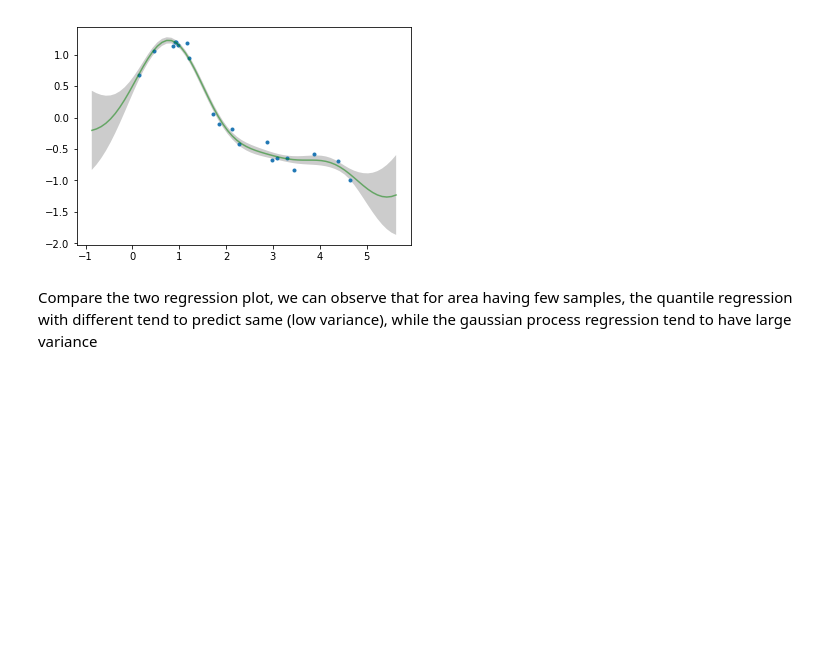
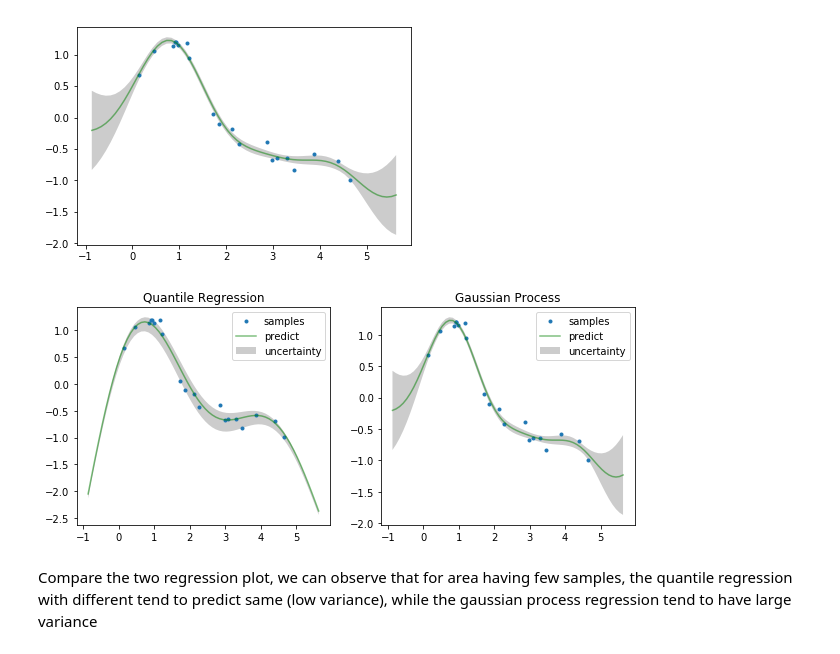
Before and after one commit to chengsoonong/eheye, a Jupyter notebook: QuantUCB/GP-UCB&Quant-UCB_ExpThree.ipynb, the cells around one changed output. Drawn from its saved outputs; the diff is of its cells as text; code cells hidden in the pictures; blank space fills up the shorter version.

```diff
--- a/QuantUCB/GP-UCB&Quant-UCB_ExpThree.ipynb
+++ b/QuantUCB/GP-UCB&Quant-UCB_ExpThree.ipynb
@@ -98,6 +103,24 @@ plt.fill_between(test_range, mu - sigma, mu + sigma, facecolor='k', alpha=0.2)
 plt.show()
 # %% [output]
 [figure]
+# %%
+plt.figure(figsize=(10,4))
+plt.subplot(1,2,1)
+plt.plot(x,t,'.', label = 'samples')
+plt.plot(test_range, pred[1], alpha=0.5, color='g', label = 'predict')
+plt.fill_between(test_range, pred[0], pred[2], facecolor='k', alpha=0.2, label = 'uncertainty')
+plt.title('Quantile Regression')
+plt.legend()
+
+plt.subplot(1,2,2)
+plt.plot(x,t,'.', label = 'samples')
+plt.plot(test_range, mu, alpha=0.5, color='g', label = 'predict')
+plt.fill_between(test_range, mu - sigma, mu + sigma, facecolor='k', alpha=0.2, label = 'uncertainty')
+plt.title('Gaussian Process')
+plt.legend()
+plt.show()
+# %% [output]
+[figure, added]
 # %% [markdown]
 Compare the two regression plot, we can observe that for area having few samples, the quantile regression with different tend to predict same (low variance), while the gaussian process regression tend to have large variance
 # %%
```
Also changed, not shown: parts of 10 cells of this notebook, 4 other files.
